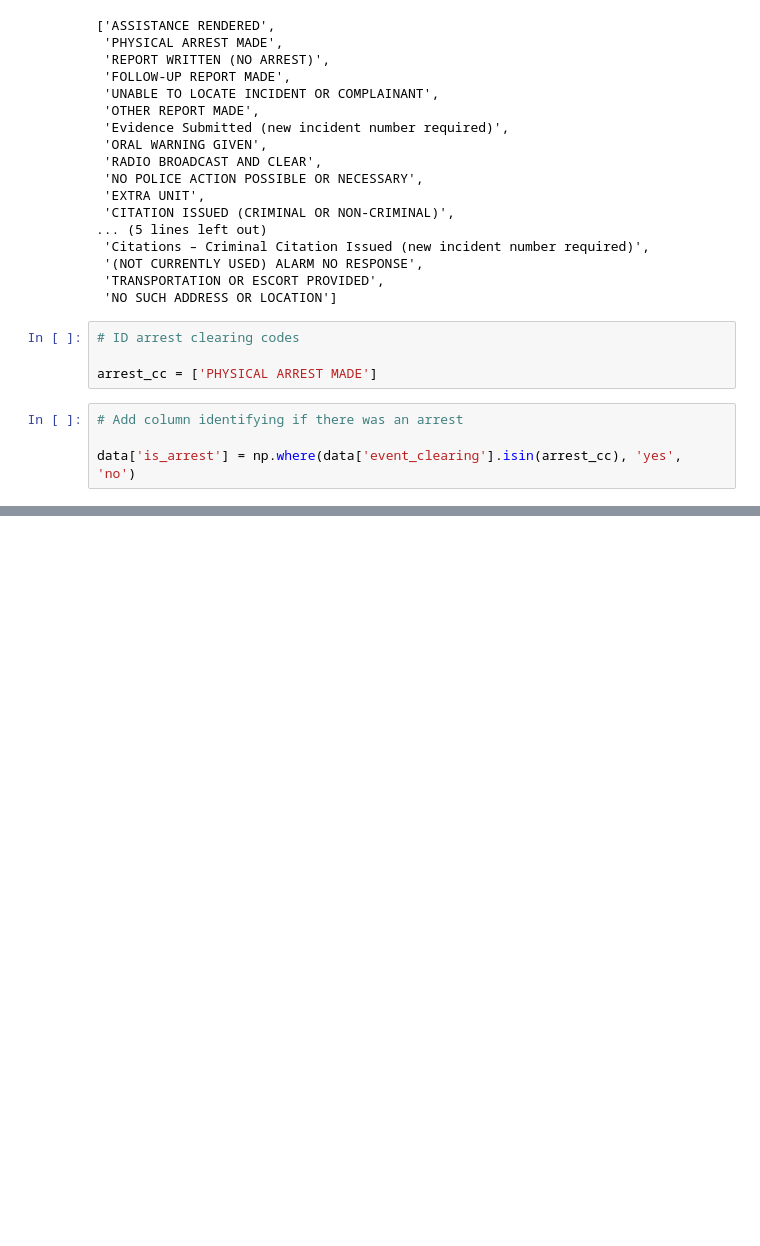
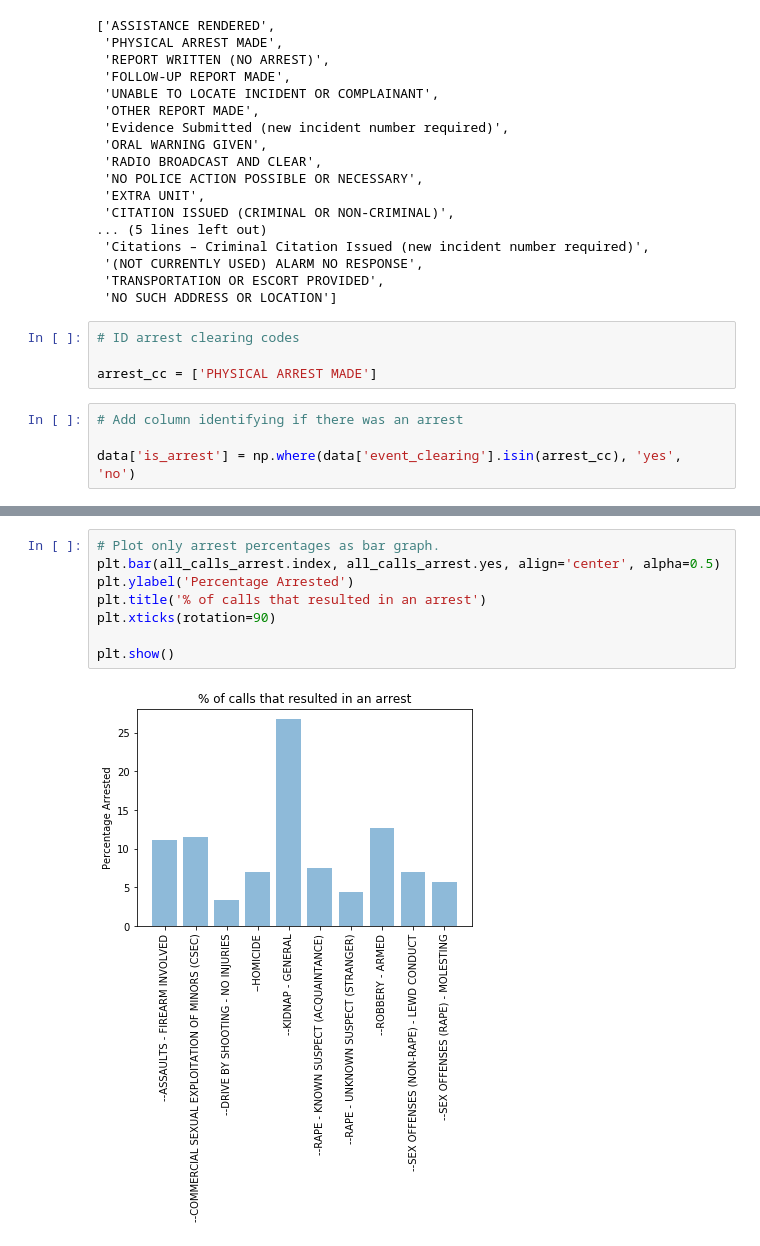
Before and after one commit to teacupwoozy/spd_notebook_archive, a Jupyter notebook: spd_notebook/2010-2018_sexcrimes_violentcrimes_percentages.ipynb, the cells around one changed output, grey strips where cells are left out. Drawn from its saved outputs; the diff is of its cells as text; blank space fills up the shorter version.

```diff
--- a/spd_notebook/2010-2018_sexcrimes_violentcrimes_percentages.ipynb
+++ b/spd_notebook/2010-2018_sexcrimes_violentcrimes_percentages.ipynb
@@ -253 +218,11 @@ pd.value_counts(data.is_rape).plot.bar(figsize=(15,8))
+# %%
+# Plot only arrest percentages as bar graph.
+plt.bar(all_calls_arrest.index, all_calls_arrest.yes, align='center', alpha=0.5)
+plt.ylabel('Percentage Arrested')
+plt.title('% of calls that resulted in an arrest')
+plt.xticks(rotation=90)
+
+plt.show()
+# %% [output]
+[figure, added]
 # %%
```
Also changed, not shown: parts of 13 cells of this notebook.
